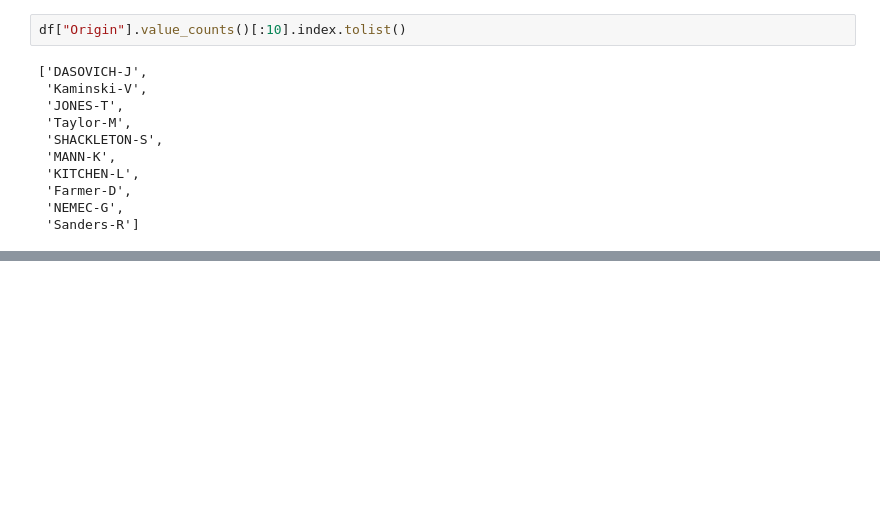
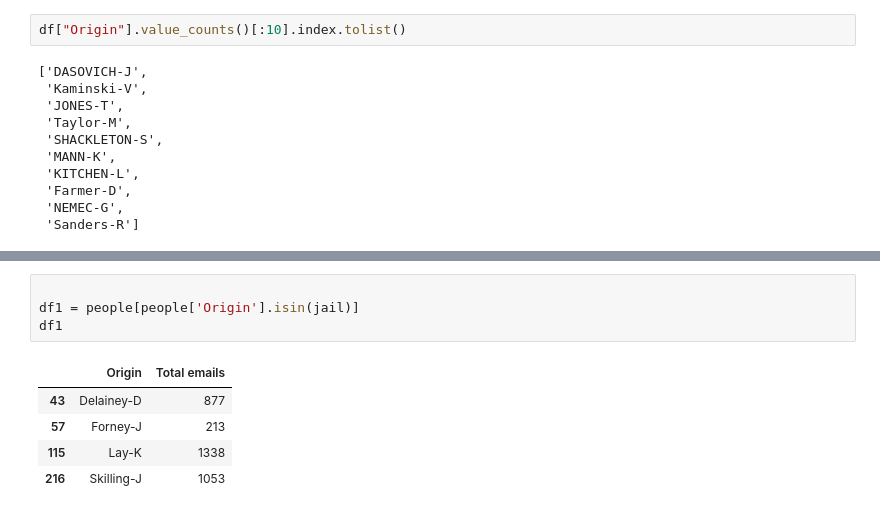
Before and after one commit to Maelsse/enron-emails-analysis, a Jupyter notebook: ETLgraphs.ipynb, the cells around one changed output, grey strips where cells are left out. Drawn from its saved outputs; the diff is of its cells as text; blank space fills up the shorter version.

```diff
--- a/ETLgraphs.ipynb
+++ b/ETLgraphs.ipynb
@@ -168,0 +140,10 @@ plt.show()
+# %%
+
+df1 = people[people['Origin'].isin(jail)]
+df1
+# %% [output]
+|  | Origin | Total emails |
+| 43 | Delainey-D | 877 |
+| 57 | Forney-J | 213 |
+| 115 | Lay-K | 1338 |
+| 216 | Skilling-J | 1053 |
```
Also changed, not shown: parts of 14 cells of this notebook, 2 other files.
